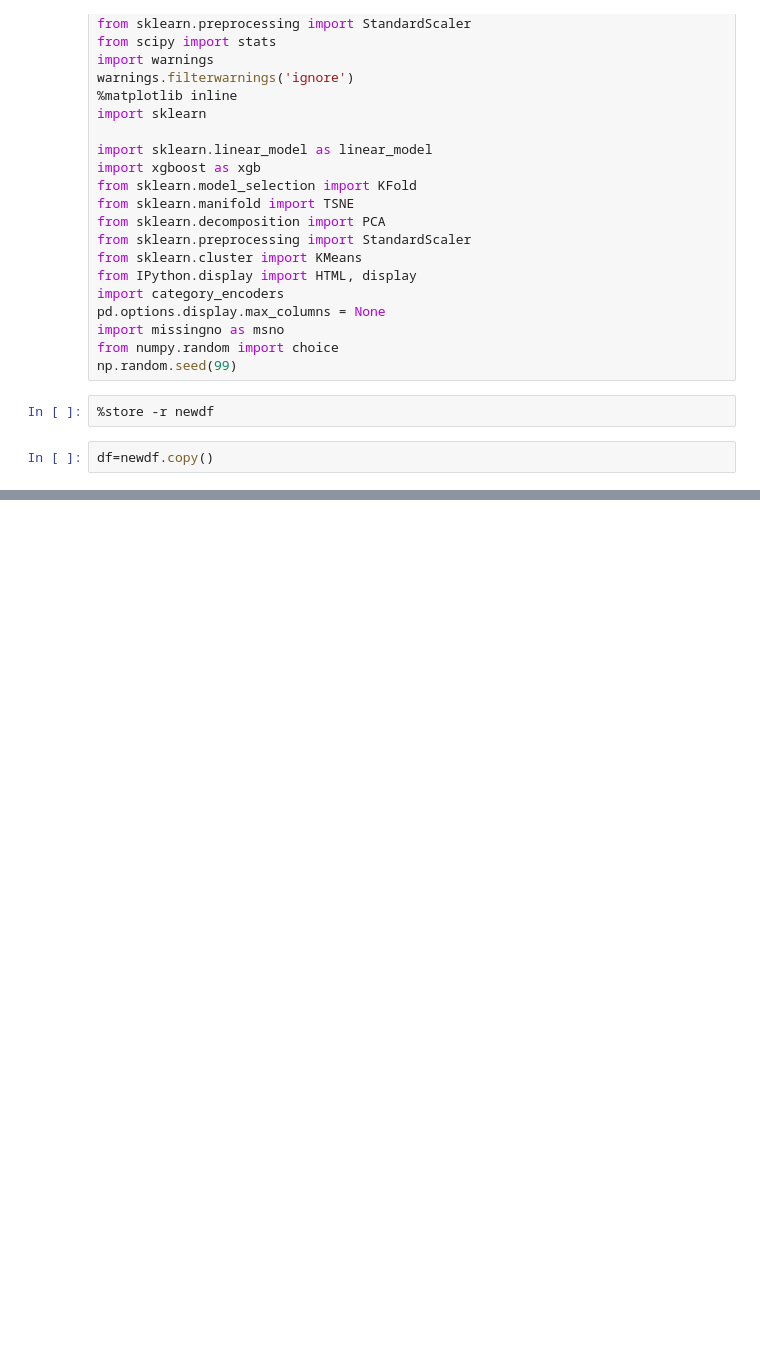
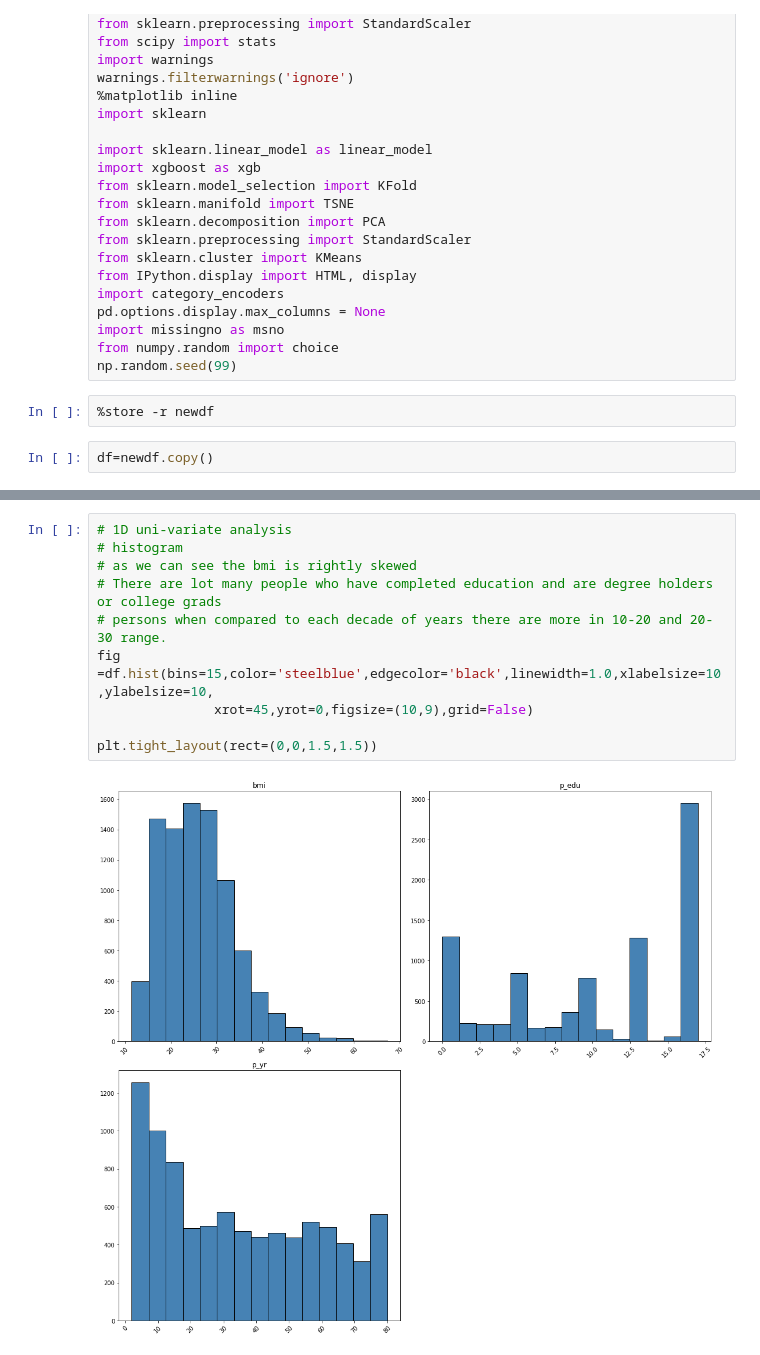
Before and after one commit to nitzmali/Kaggle, a Jupyter notebook: AK_Project/Data Exploration BMI.ipynb, the cells around one changed output, grey strips where cells are left out. Cells and saved outputs as stored; diff of their text form; blank space fills up the shorter version.

```diff
--- a/AK_Project/Data Exploration BMI.ipynb
+++ b/AK_Project/Data Exploration BMI.ipynb
@@ -55,0 +68,12 @@ plt.hist(df['bmi'])
+# %%
+# 1D uni-variate analysis
+# histogram
+# as we can see the bmi is rightly skewed
+# There are lot many people who have completed education and are degree holders or college grads
+# persons when compared to each decade of years there are more in 10-20 and 20-30 range.
+fig =df.hist(bins=15,color='steelblue',edgecolor='black',linewidth=1.0,xlabelsize=10,ylabelsize=10,
+               xrot=45,yrot=0,figsize=(10,9),grid=False)
+
+plt.tight_layout(rect=(0,0,1.5,1.5))
+# %% [output]
+[figure, added]
```
Also changed, not shown: parts of 19 cells of this notebook.
